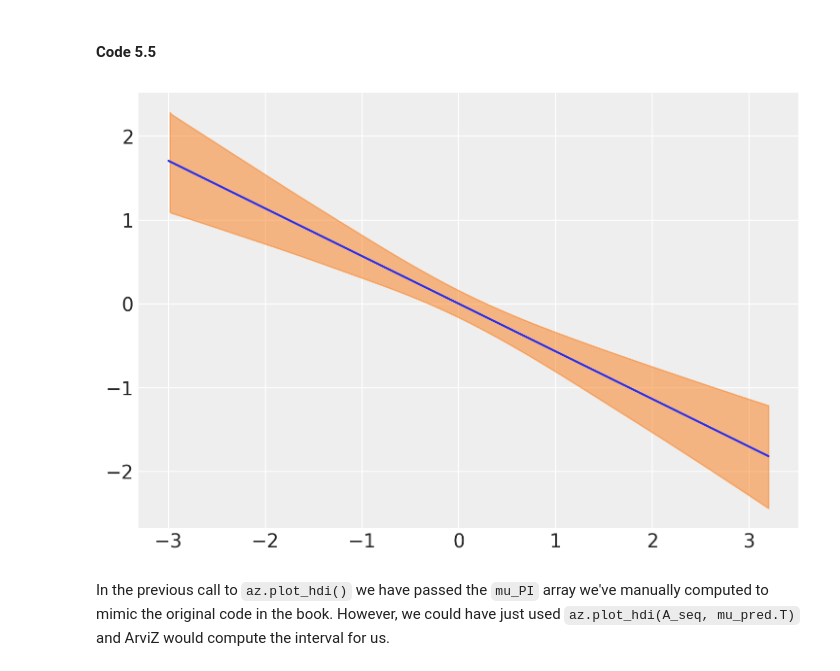
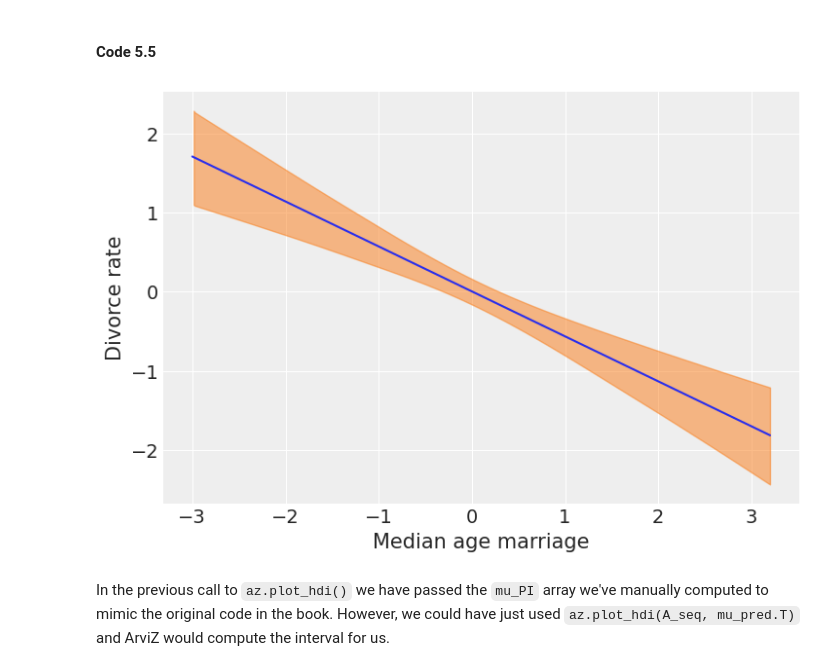
Before and after one commit to bambinos/educational-resources, a Jupyter notebook: Rethinking/Chp_05.ipynb, the cells around one changed output. Drawn from its saved outputs; the diff is of its cells as text; code cells hidden in the pictures.

```diff
--- a/Rethinking/Chp_05.ipynb
+++ b/Rethinking/Chp_05.ipynb
@@ -87,10 +95,10 @@ mu_PI = np.quantile(mu_pred, [0.05, 0.94], axis=1).T
 # %%
 az.plot_hdi(A_seq, hdi_data=mu_PI)
 plt.plot(A_seq, mu_mean)
-ax.set_xlabel("Median age marriage")
-ax.set_ylabel("Divorce rate");
+plt.xlabel("Median age marriage")
+plt.ylabel("Divorce rate");
 # %% [output]
-[figure, old version]
+[figure, new version]
 # %% [markdown]
 In the previous call to `az.plot_hdi()` we have passed the `mu_PI` array we've manually computed to mimic the original code in the book. However, we could have just used `az.plot_hdi(A_seq, mu_pred.T)` and ArviZ would compute the interval for us.
 # %% [markdown]
```
Also changed, not shown: parts of 46 cells of this notebook.
